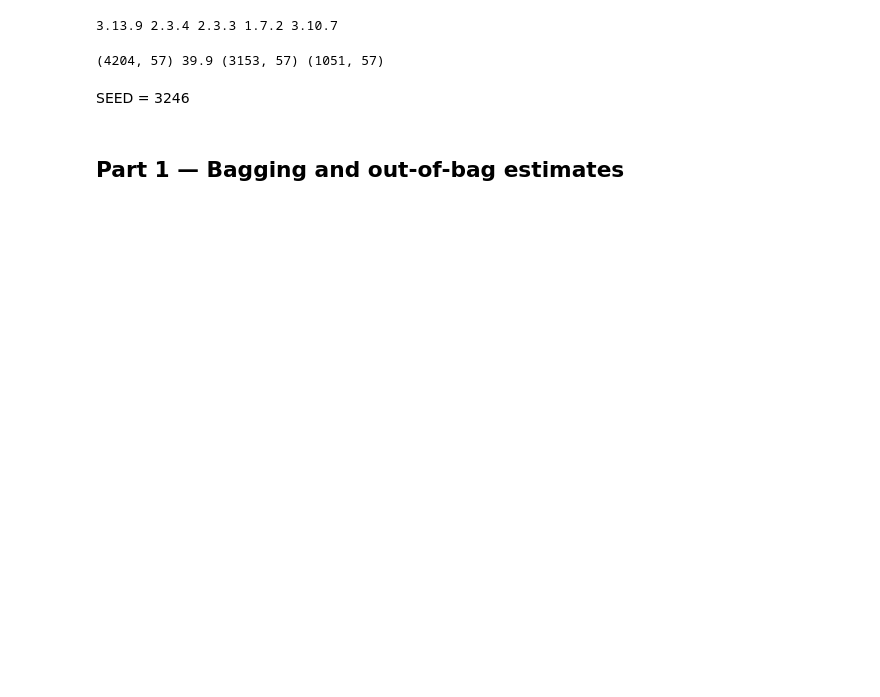
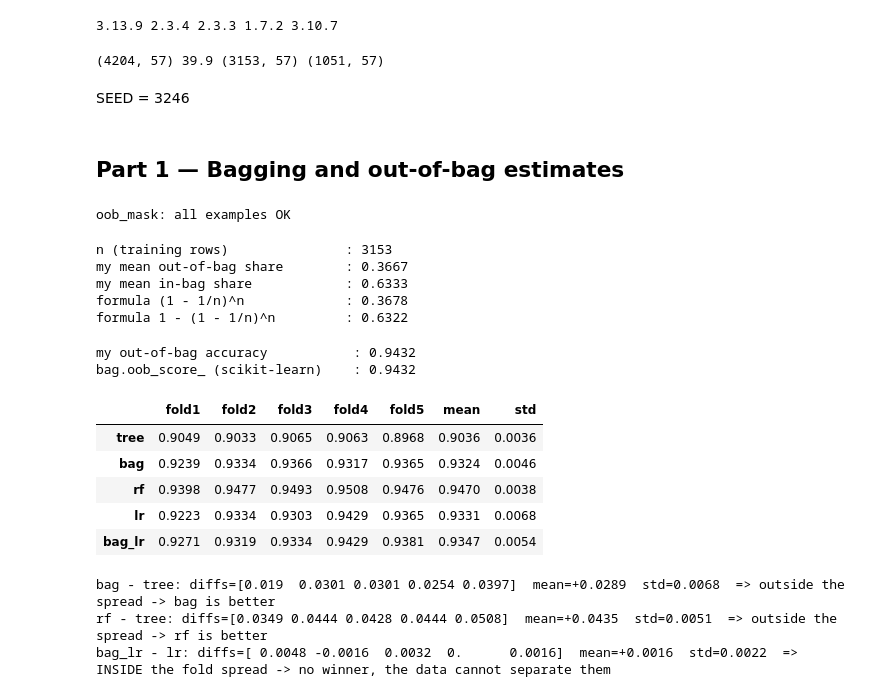
Before and after one commit to ShakenbaevD/SHAKENBAYEV_ML_task_4, a Jupyter notebook: shakenbayev_task4.ipynb, the cells around one changed output. Drawn from its saved outputs; the diff is of its cells as text; code cells hidden in the pictures; blank space fills up the shorter version.

```diff
--- a/shakenbayev_task4.ipynb
+++ b/shakenbayev_task4.ipynb
@@ -44,2 +75,65 @@ members = [("lr", lr), ("knn", knn), ("tree", tree)]
 # %% [markdown]
 ## Part 1 — Bagging and out-of-bag estimates
+# %%
+def oob_mask(sample_indices, n_samples):
+    """Boolean mask of the rows that do NOT occur in sample_indices."""
+    mask = np.ones(n_samples, dtype=bool)
+    idx = np.asarray(sample_indices, dtype=int)   # works for lists, arrays and the empty list
+    mask[idx] = False
+    return mask
+
+
+# examples from the task
+assert oob_mask([0, 2, 2], 5).tolist() == [False, True, False, True, True]
+assert oob_mask([], 3).tolist() == [True, True, True]
+assert oob_mask(np.array([3, 0]), 4).tolist() == [False, True, True, False]
+print("oob_mask: all examples OK")
+# %% [output]
+oob_mask: all examples OK
+# %%
+bag.fit(X_train, y_train)
+n = len(X_train)
+shares = [oob_mask(s, n).mean() for s in bag.estimators_samples_]
+mean_oob_share = float(np.mean(shares))
+print("n (training rows)               :", n)
+print("my mean out-of-bag share        :", round(mean_oob_share, 4))
+print("my mean in-bag share            :", round(1 - mean_oob_share, 4))
+print("formula (1 - 1/n)^n             :", round((1 - 1 / n) ** n, 4))
+print("formula 1 - (1 - 1/n)^n         :", round(1 - (1 - 1 / n) ** n, 4))
+# %% [output]
+n (training rows)               : 3153
+my mean out-of-bag share        : 0.3667
+my mean in-bag share            : 0.6333
+formula (1 - 1/n)^n             : 0.3678
+formula 1 - (1 - 1/n)^n         : 0.6322
+# %%
+votes = np.zeros((n, 2), dtype=int)
+for est, samples in zip(bag.estimators_, bag.estimators_samples_):
+    m = oob_mask(samples, n)                       # rows this tree never saw
+    pred = est.predict(X_train[m])                 # its votes on those rows
+    votes[np.where(m)[0], pred] += 1
+oob_pred = votes.argmax(axis=1)                    # tie -> class 0
+my_oob_acc = float((oob_pred == y_train).mean())
+print("my out-of-bag accuracy           :", round(my_oob_acc, 4))
+print("bag.oob_score_ (scikit-learn)    :", round(bag.oob_score_, 4))
+# %% [output]
+my out-of-bag accuracy           : 0.9432
+bag.oob_score_ (scikit-learn)    : 0.9432
+# %%
+models5 = {"tree": tree, "bag": bag, "rf": rf, "lr": lr, "bag_lr": bag_lr}
+cv5 = {name: cross_validate(m, X_train, y_train, cv=cv, scoring="accuracy")["test_score"]
+       for name, m in models5.items()}
+display(cv_table(cv5))
+d_bag_tree = show_paired("bag", "tree", cv5["bag"], cv5["tree"])
+d_rf_tree = show_paired("rf", "tree", cv5["rf"], cv5["tree"])
+d_baglr_lr = show_paired("bag_lr", "lr", cv5["bag_lr"], cv5["lr"])
+# %% [output]
+|  | fold1 | fold2 | fold3 | fold4 | fold5 | mean | std |
+| tree | 0.9049 | 0.9033 | 0.9065 | 0.9063 | 0.8968 | 0.9036 | 0.0036 |
+| bag | 0.9239 | 0.9334 | 0.9366 | 0.9317 | 0.9365 | 0.9324 | 0.0046 |
+| rf | 0.9398 | 0.9477 | 0.9493 | 0.9508 | 0.9476 | 0.9470 | 0.0038 |
+| lr | 0.9223 | 0.9334 | 0.9303 | 0.9429 | 0.9365 | 0.9331 | 0.0068 |
+| bag_lr | 0.9271 | 0.9319 | 0.9334 | 0.9429 | 0.9381 | 0.9347 | 0.0054 |
+bag - tree: diffs=[0.019  0.0301 0.0301 0.0254 0.0397]  mean=+0.0289  std=0.0068  => outside the spread -> bag is better
+rf - tree: diffs=[0.0349 0.0444 0.0428 0.0444 0.0508]  mean=+0.0435  std=0.0051  => outside the spread -> rf is better
+bag_lr - lr: diffs=[ 0.0048 -0.0016  0.0032  0.      0.0016]  mean=+0.0016  std=0.0022  => INSIDE the fold spread -> no winner, the data cannot separate them
```
Also changed, not shown: parts of 11 cells of this notebook.
